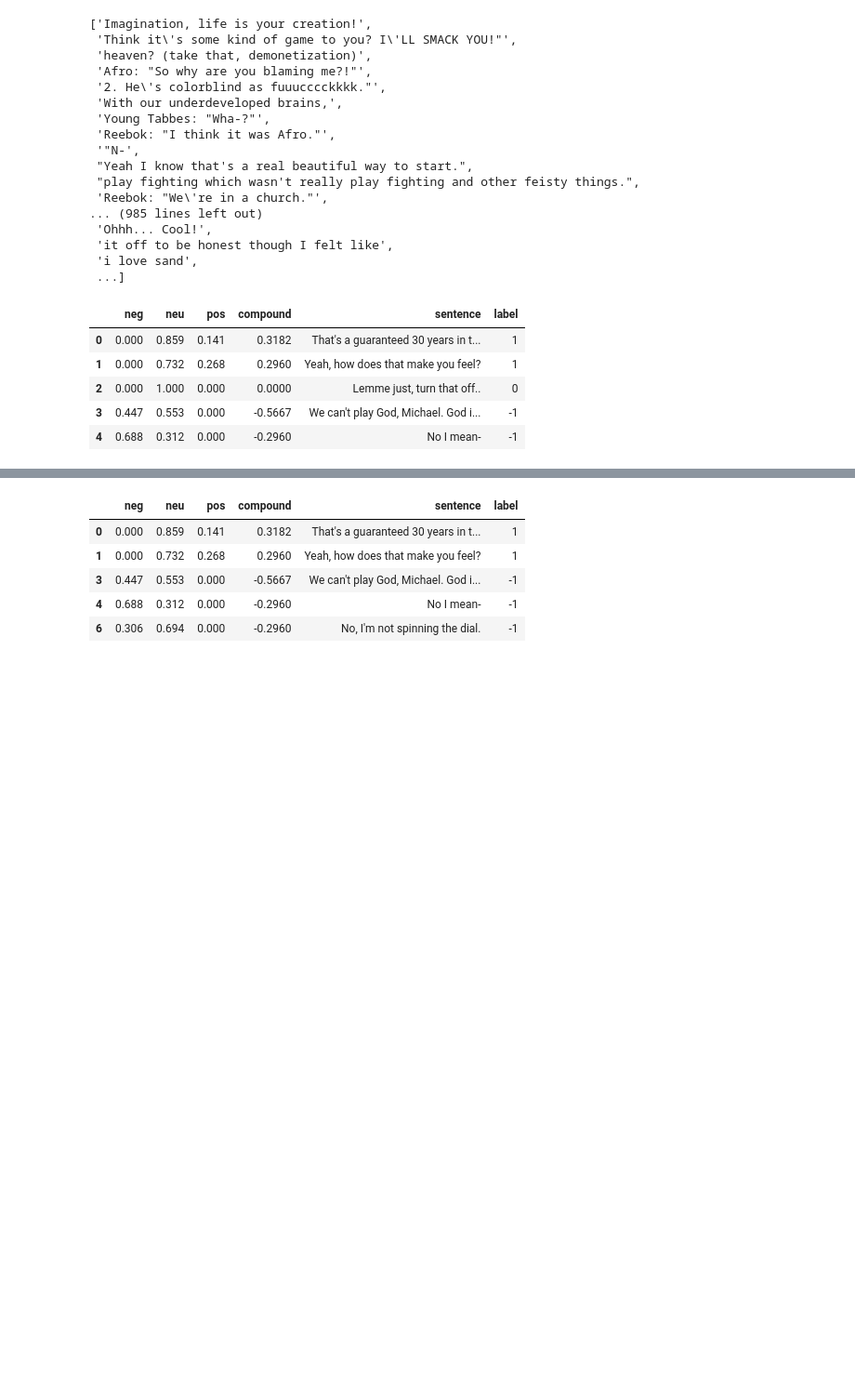
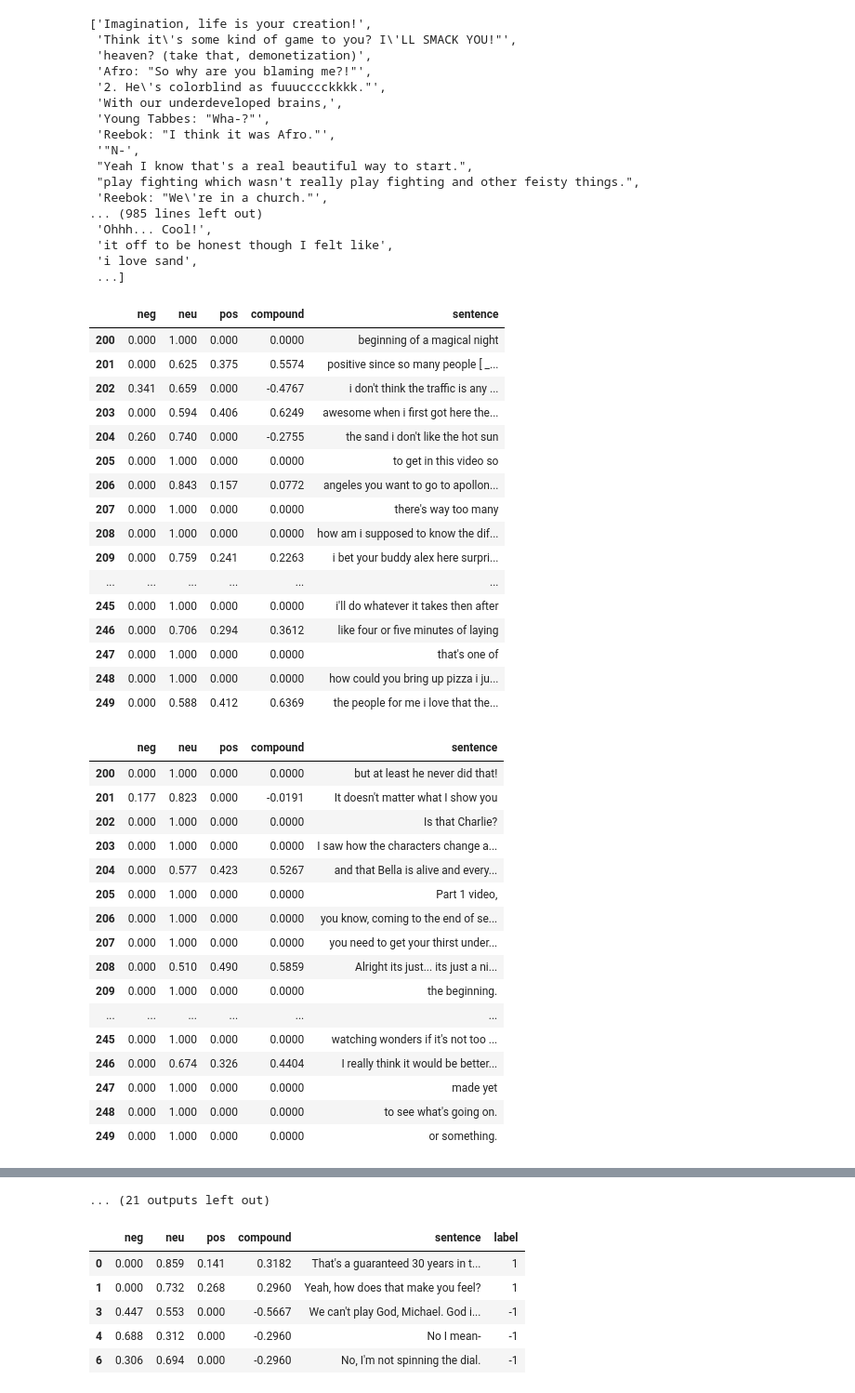
Before and after one commit to ojiwon-kenobi/youtuberChannels, a Jupyter notebook: semantic_analysis/semantic_analysis.ipynb, the cells around one changed output, grey strips where cells are left out. Shown at 93% size. Saved outputs shown, nothing was run; the diff lists cells and outputs as text; code cells hidden in the pictures; blank space fills up the shorter version.

```diff
--- a/semantic_analysis/semantic_analysis.ipynb
+++ b/semantic_analysis/semantic_analysis.ipynb
@@ -324,13 +345,43 @@ for channelId in LIST_OF_CHANNEL_IDS:
 df['label']=0
 df.loc[df['compound'] > 0.10, 'label'] = 1
 df.loc[df['compound'] < -0.10, 'label'] = -1
-
-
-df.head()
-# %% [output]
-|  | neg | neu | pos | compound | sentence | label |
-| 0 | 0.000 | 0.859 | 0.141 | 0.3182 | That's a guaranteed 30 years in t... | 1 |
-| 1 | 0.000 | 0.732 | 0.268 | 0.2960 | Yeah, how does that make you feel? | 1 |
-| 2 | 0.000 | 1.000 | 0.000 | 0.0000 | Lemme just, turn that off.. | 0 |
-| 3 | 0.447 | 0.553 | 0.000 | -0.5667 | We can't play God, Michael. God i... | -1 |
-| 4 | 0.688 | 0.312 | 0.000 | -0.2960 | No I mean- | -1 |
+# %%
+from IPython.display import display
+
+for channelId in LIST_OF_CHANNEL_IDS:
+    display(channelId_to_sentencedf[channelId][200:250])
+# %% [output]
+|  | neg | neu | pos | compound | sentence |
+| 200 | 0.000 | 1.000 | 0.000 | 0.0000 | beginning of a magical night |
+| 201 | 0.000 | 0.625 | 0.375 | 0.5574 | positive since so many people [ _... |
+| 202 | 0.341 | 0.659 | 0.000 | -0.4767 | i don't think the traffic is any ... |
+| 203 | 0.000 | 0.594 | 0.406 | 0.6249 | awesome when i first got here the... |
+| 204 | 0.260 | 0.740 | 0.000 | -0.2755 | the sand i don't like the hot sun |
+| 205 | 0.000 | 1.000 | 0.000 | 0.0000 | to get in this video so |
+| 206 | 0.000 | 0.843 | 0.157 | 0.0772 | angeles you want to go to apollon... |
+| 207 | 0.000 | 1.000 | 0.000 | 0.0000 | there's way too many |
+| 208 | 0.000 | 1.000 | 0.000 | 0.0000 | how am i supposed to know the dif... |
+| 209 | 0.000 | 0.759 | 0.241 | 0.2263 | i bet your buddy alex here surpri... |
+| ... | ... | ... | ... | ... | ... |
+| 245 | 0.000 | 1.000 | 0.000 | 0.0000 | i'll do whatever it takes then after |
+| 246 | 0.000 | 0.706 | 0.294 | 0.3612 | like four or five minutes of laying |
+| 247 | 0.000 | 1.000 | 0.000 | 0.0000 | that's one of |
+| 248 | 0.000 | 1.000 | 0.000 | 0.0000 | how could you bring up pizza i ju... |
+| 249 | 0.000 | 0.588 | 0.412 | 0.6369 | the people for me i love that the... |
+|  | neg | neu | pos | compound | sentence |
+| 200 | 0.000 | 1.000 | 0.000 | 0.0000 | but at least he never did that! |
+| 201 | 0.177 | 0.823 | 0.000 | -0.0191 | It doesn't matter what I show you |
+| 202 | 0.000 | 1.000 | 0.000 | 0.0000 | Is that Charlie? |
+| 203 | 0.000 | 1.000 | 0.000 | 0.0000 | I saw how the characters change a... |
+| 204 | 0.000 | 0.577 | 0.423 | 0.5267 | and that Bella is alive and every... |
+| 205 | 0.000 | 1.000 | 0.000 | 0.0000 | Part 1 video, |
+| 206 | 0.000 | 1.000 | 0.000 | 0.0000 | you know, coming to the end of se... |
+| 207 | 0.000 | 1.000 | 0.000 | 0.0000 | you need to get your thirst under... |
+| 208 | 0.000 | 0.510 | 0.490 | 0.5859 | Alright its just... its just a ni... |
+| 209 | 0.000 | 1.000 | 0.000 | 0.0000 | the beginning. |
+| ... | ... | ... | ... | ... | ... |
+| 245 | 0.000 | 1.000 | 0.000 | 0.0000 | watching wonders if it's not too ... |
+| 246 | 0.000 | 0.674 | 0.326 | 0.4404 | I really think it would be better... |
+| 247 | 0.000 | 1.000 | 0.000 | 0.0000 | made yet |
+| 248 | 0.000 | 1.000 | 0.000 | 0.0000 | to see what's going on. |
+| 249 | 0.000 | 1.000 | 0.000 | 0.0000 | or something. |
@@ -337,3 +558,4 @@ df.head()
+... (21 outputs left out)
 # %%
 df_positive_negative = df.loc[df['label'] != 0]
 df_positive_negative.head()
```
Also changed, not shown: parts of 2 cells of this notebook.
